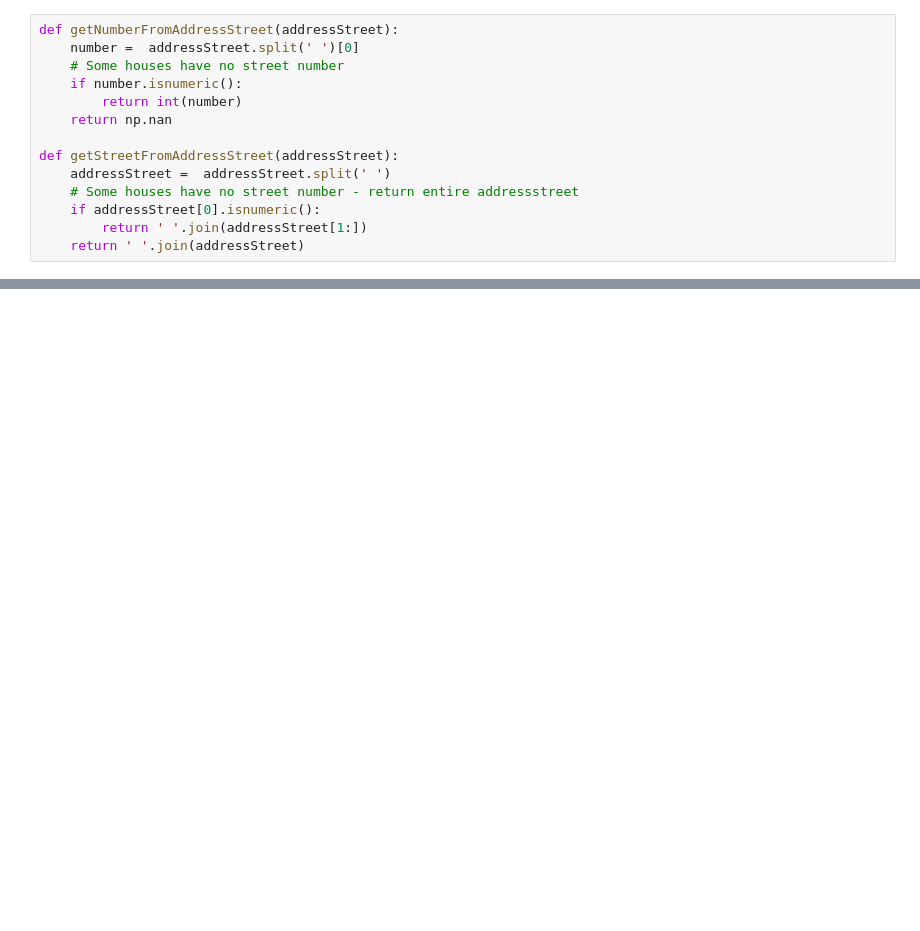
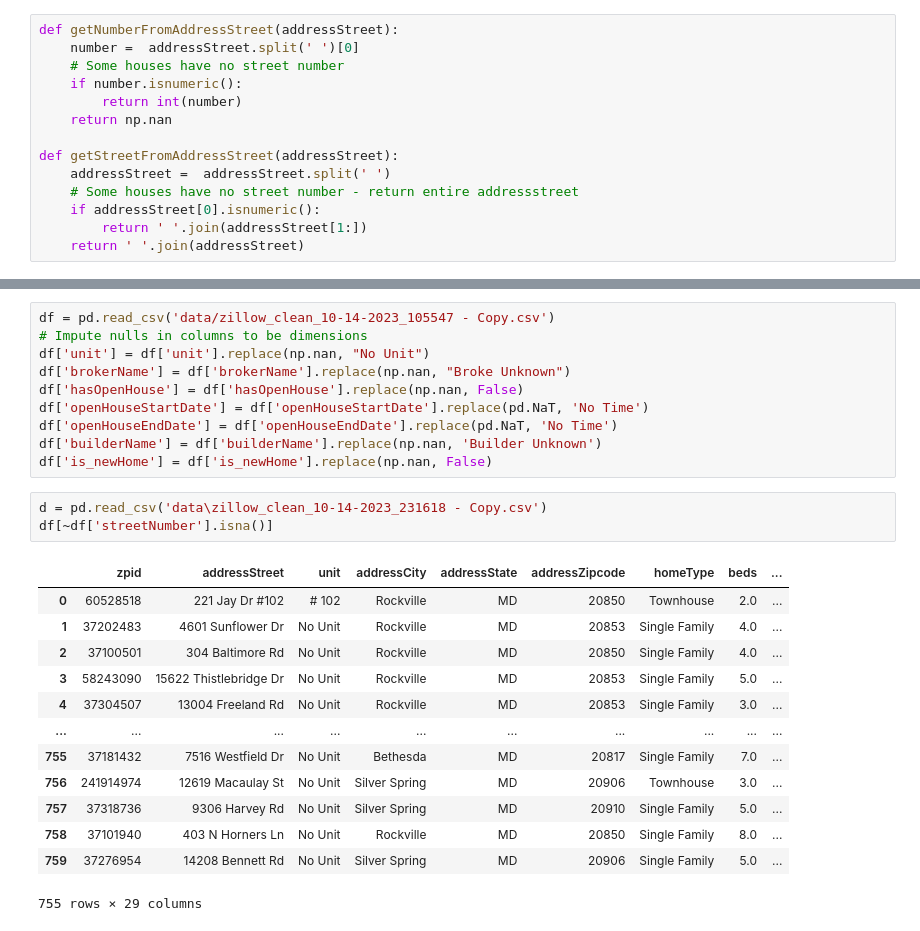
Before and after one commit to penichols10/zillow, a Jupyter notebook: scrape.ipynb, the cells around one changed output, grey strips where cells are left out. Cells and saved outputs as stored; diff of their text form; blank space fills up the shorter version.

```diff
--- a/scrape.ipynb
+++ b/scrape.ipynb
@@ -137,0 +229,27 @@ df.to_csv('clean.csv', index=False)
+# %%
+df = pd.read_csv('data/zillow_clean_10-14-2023_105547 - Copy.csv')
+# Impute nulls in columns to be dimensions
+df['unit'] = df['unit'].replace(np.nan, "No Unit")
+df['brokerName'] = df['brokerName'].replace(np.nan, "Broke Unknown")
+df['hasOpenHouse'] = df['hasOpenHouse'].replace(np.nan, False)
+df['openHouseStartDate'] = df['openHouseStartDate'].replace(pd.NaT, 'No Time')
+df['openHouseEndDate'] = df['openHouseEndDate'].replace(pd.NaT, 'No Time')
+df['builderName'] = df['builderName'].replace(np.nan, 'Builder Unknown')
+df['is_newHome'] = df['is_newHome'].replace(np.nan, False)
+# %%
+d = pd.read_csv('data\zillow_clean_10-14-2023_231618 - Copy.csv')
+df[~df['streetNumber'].isna()]
+# %% [output]
+|  | zpid | addressStreet | unit | addressCity | addressState | addressZipcode | homeType | beds | ... |
+| 0 | 60528518 | 221 Jay Dr #102 | # 102 | Rockville | MD | 20850 | Townhouse | 2.0 | ... |
+| 1 | 37202483 | 4601 Sunflower Dr | No Unit | Rockville | MD | 20853 | Single Family | 4.0 | ... |
+| 2 | 37100501 | 304 Baltimore Rd | No Unit | Rockville | MD | 20850 | Single Family | 4.0 | ... |
+| 3 | 58243090 | 15622 Thistlebridge Dr | No Unit | Rockville | MD | 20853 | Single Family | 5.0 | ... |
+| 4 | 37304507 | 13004 Freeland Rd | No Unit | Rockville | MD | 20853 | Single Family | 3.0 | ... |
+| ... | ... | ... | ... | ... | ... | ... | ... | ... | ... |
+| 755 | 37181432 | 7516 Westfield Dr | No Unit | Bethesda | MD | 20817 | Single Family | 7.0 | ... |
+| 756 | 241914974 | 12619 Macaulay St | No Unit | Silver Spring | MD | 20906 | Townhouse | 3.0 | ... |
+| 757 | 37318736 | 9306 Harvey Rd | No Unit | Silver Spring | MD | 20910 | Single Family | 5.0 | ... |
+| 758 | 37101940 | 403 N Horners Ln | No Unit | Rockville | MD | 20850 | Single Family | 8.0 | ... |
+| 759 | 37276954 | 14208 Bennett Rd | No Unit | Silver Spring | MD | 20906 | Single Family | 5.0 | ... |
+755 rows × 29 columns
```
Also changed, not shown: parts of 10 cells of this notebook.
